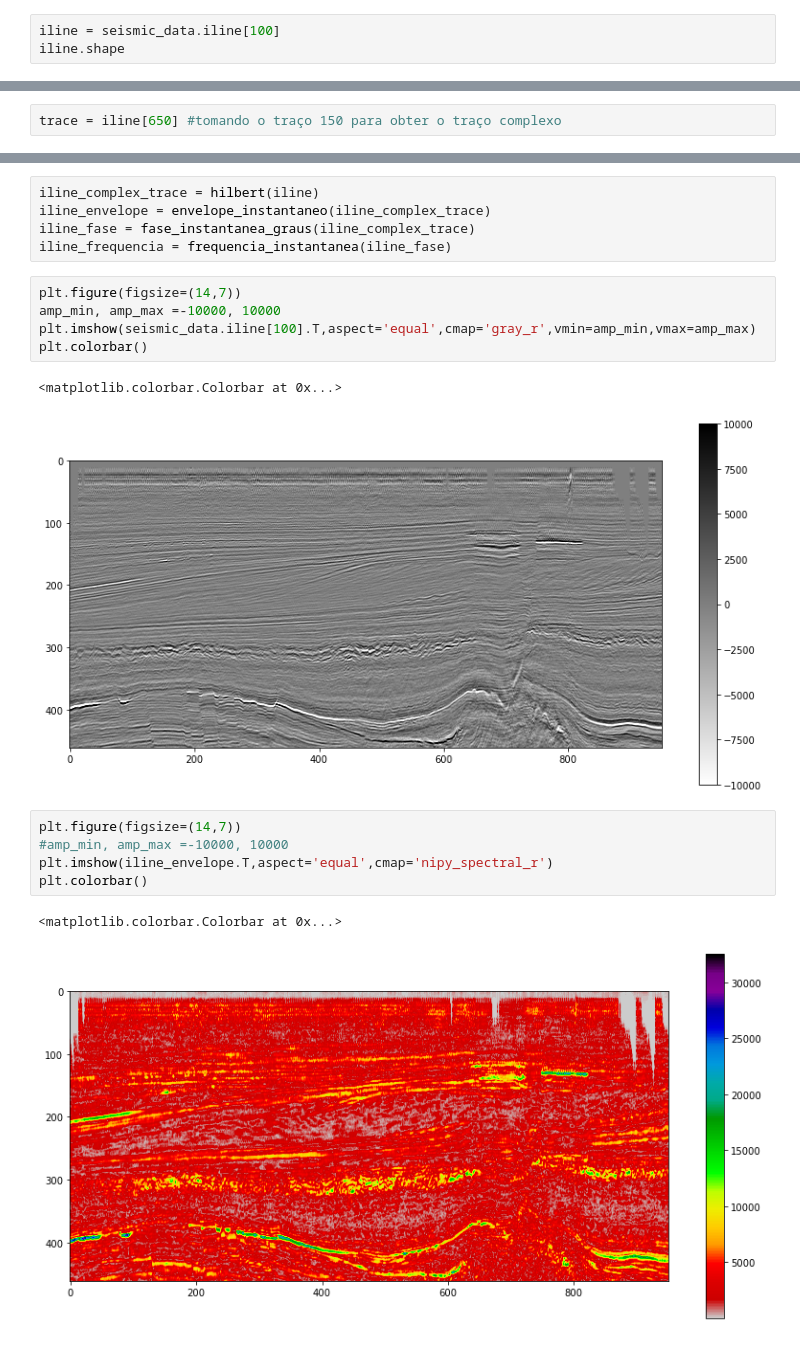
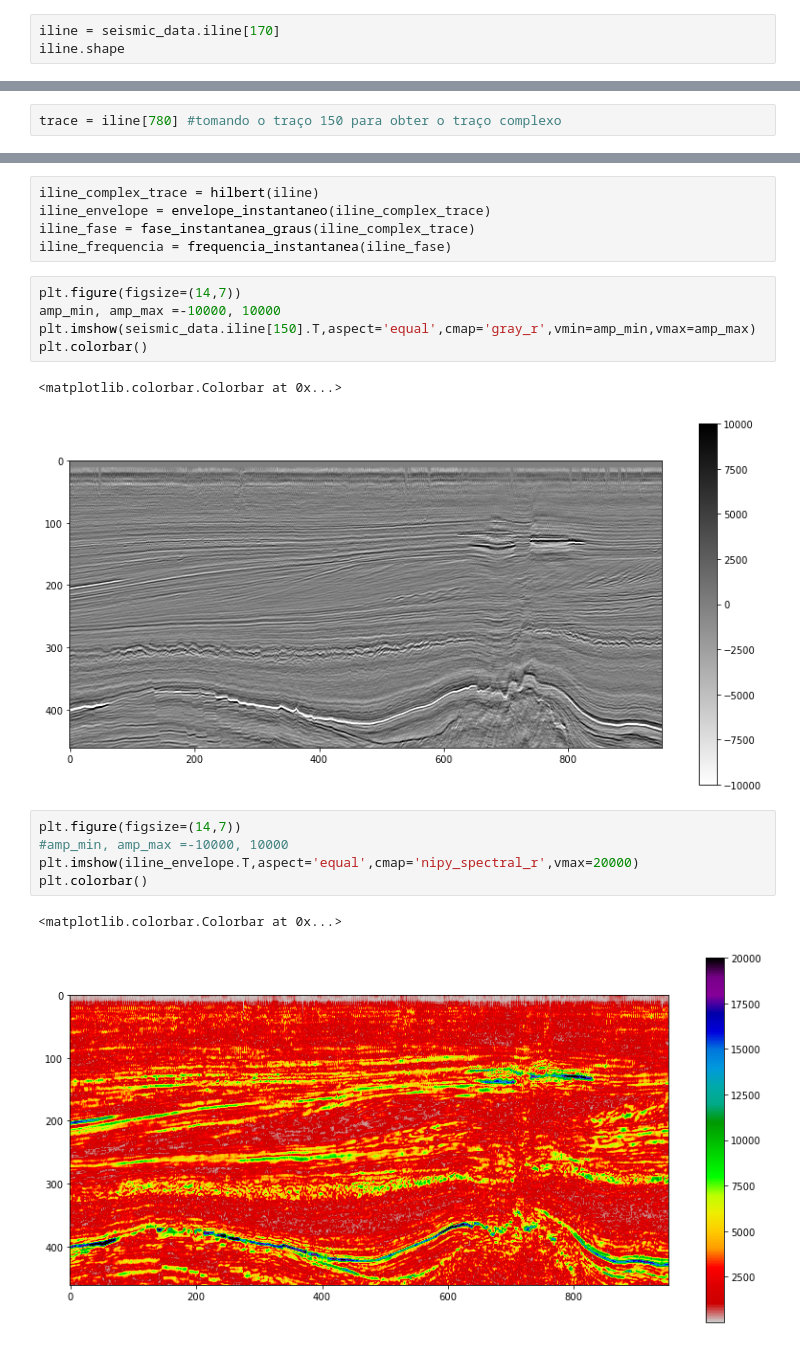
Before and after one commit to alexleogc/GEO214_Interpretacao_de_dados_sismicos_2021_2, a Jupyter notebook: Notebooks/005_Single_trace_attribute.ipynb, the cells around one changed output, grey strips where cells are left out. Saved outputs shown, nothing was run; the diff lists cells and outputs as text.

```diff
--- a/Notebooks/005_Single_trace_attribute.ipynb
+++ b/Notebooks/005_Single_trace_attribute.ipynb
@@ -64,5 +64,5 @@ plt.colorbar()
 # %%
-iline = seismic_data.iline[100]
+iline = seismic_data.iline[170]
 iline.shape
 # %% [output]
 (951, 462)
@@ -73,5 +73,5 @@ plot_single_trace(iline[650])
 # %%
-trace = iline[650] #tomando o traço 150 para obter o traço complexo
+trace = iline[780] #tomando o traço 150 para obter o traço complexo
 # %%
 complex_trace = hilbert(trace)
 # %%
@@ -170,19 +168,19 @@ iline_frequencia = frequencia_instantanea(iline_fase)
 # %%
 plt.figure(figsize=(14,7))
 amp_min, amp_max =-10000, 10000
-plt.imshow(seismic_data.iline[100].T,aspect='equal',cmap='gray_r',vmin=amp_min,vmax=amp_max)
+plt.imshow(seismic_data.iline[150].T,aspect='equal',cmap='gray_r',vmin=amp_min,vmax=amp_max)
 plt.colorbar()
 # %% [output]
 <matplotlib.colorbar.Colorbar at 0x...>
-[figure, old version]
+[figure, new version]
 # %%
 plt.figure(figsize=(14,7))
 #amp_min, amp_max =-10000, 10000
-plt.imshow(iline_envelope.T,aspect='equal',cmap='nipy_spectral_r')
+plt.imshow(iline_envelope.T,aspect='equal',cmap='nipy_spectral_r',vmax=20000)
 plt.colorbar()
 # %% [output]
 <matplotlib.colorbar.Colorbar at 0x...>
-[figure, old version]
+[figure, new version]
 # %%
 plt.figure(figsize=(14,7))
 #amp_min, amp_max =-10000, 10000
```
Also changed, not shown: parts of 19 cells of this notebook.
